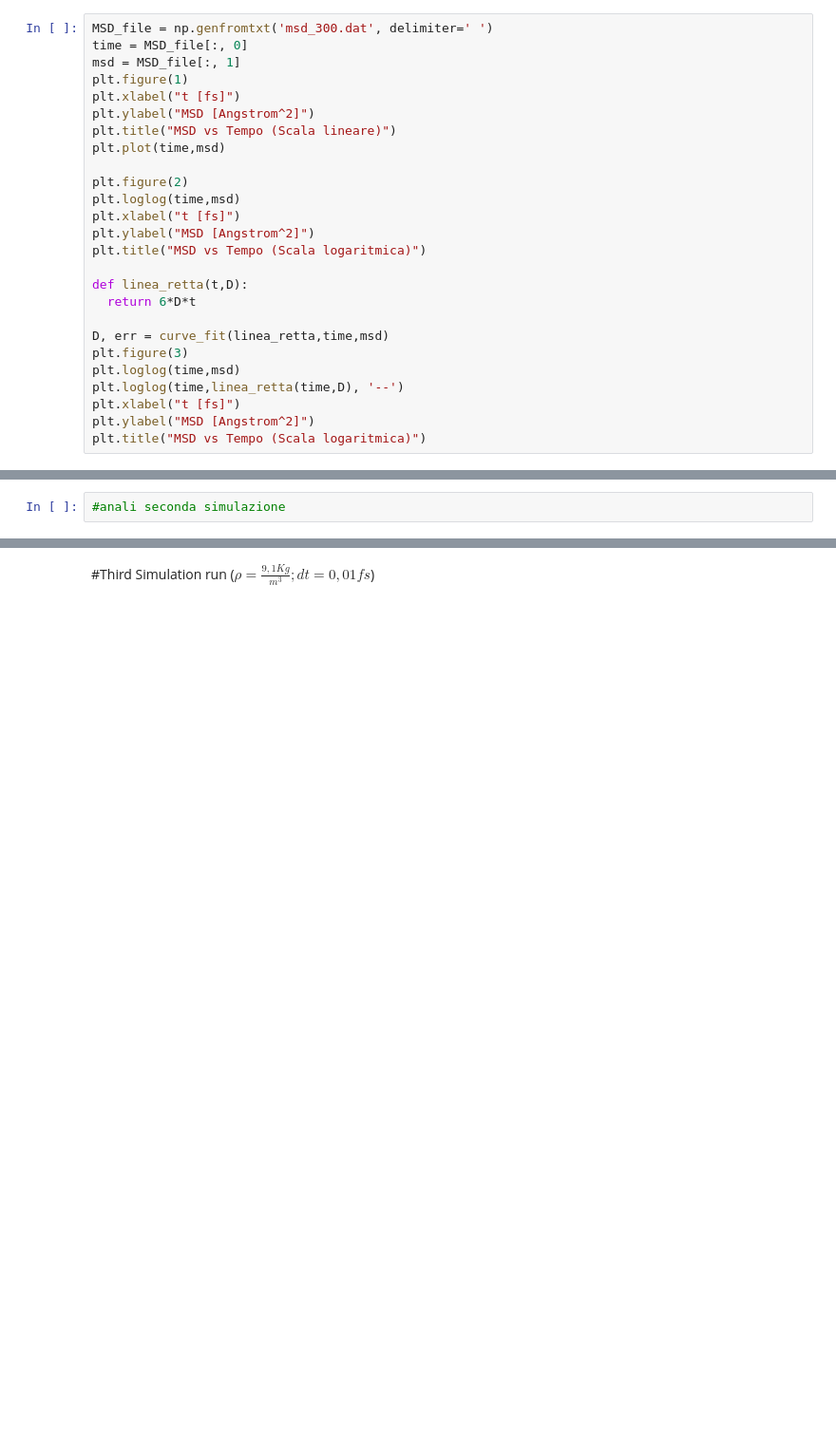
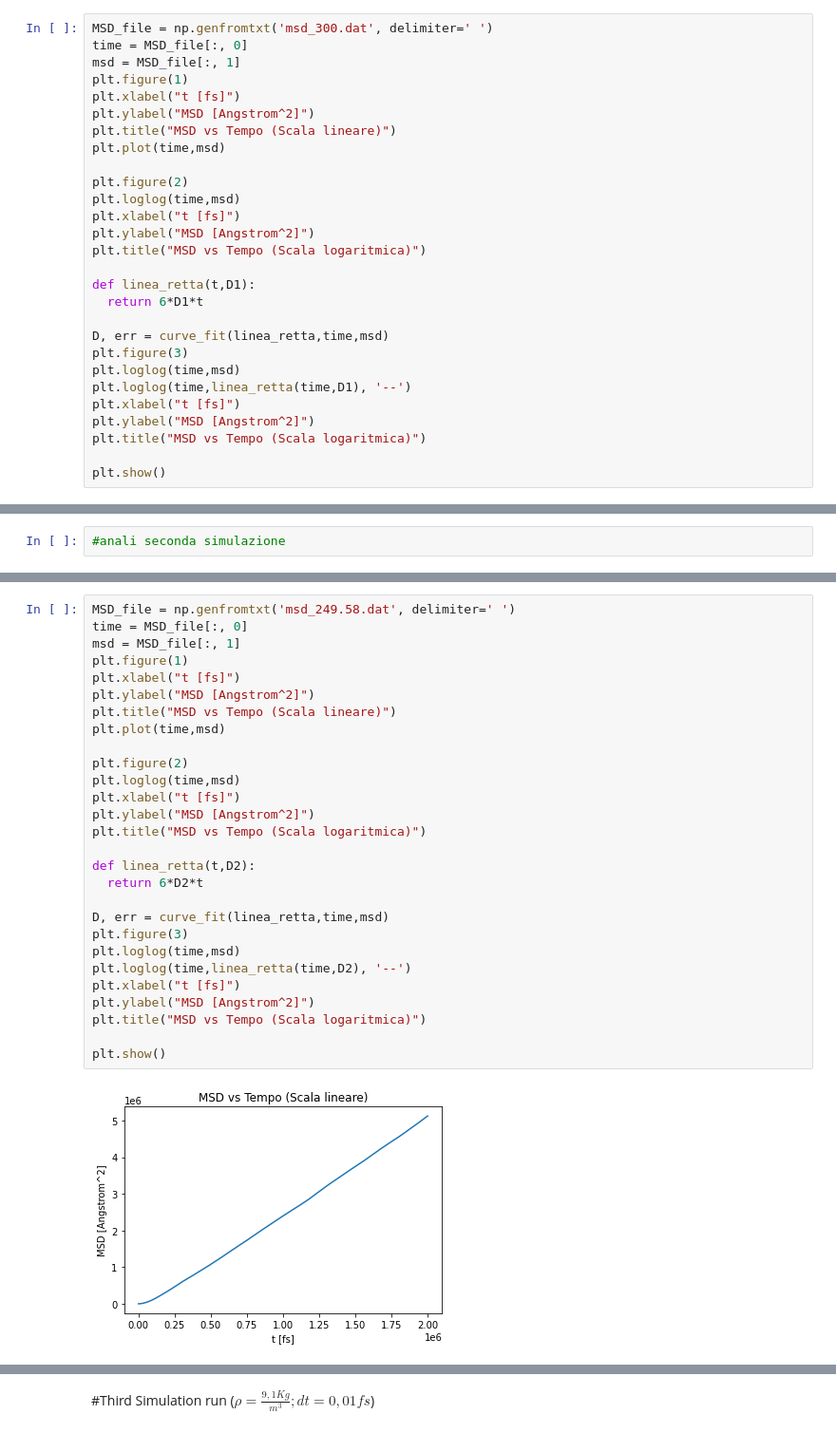
Before and after one commit to pm6022/labnotebooks, a Jupyter notebook: co2.ipynb, the cells around one changed output, grey strips where cells are left out. Shown at 95% size. Drawn from its saved outputs; the diff is of its cells as text; blank space fills up the shorter version.

```diff
--- a/co2.ipynb
+++ b/co2.ipynb
@@ -86,16 +86,18 @@ plt.xlabel("t [fs]")
 plt.ylabel("MSD [Angstrom^2]")
 plt.title("MSD vs Tempo (Scala logaritmica)")
 
-def linea_retta(t,D):
-  return 6*D*t
+def linea_retta(t,D1):
+  return 6*D1*t
 
 D, err = curve_fit(linea_retta,time,msd)
 plt.figure(3)
 plt.loglog(time,msd)
-plt.loglog(time,linea_retta(time,D), '--')
+plt.loglog(time,linea_retta(time,D1), '--')
 plt.xlabel("t [fs]")
 plt.ylabel("MSD [Angstrom^2]")
 plt.title("MSD vs Tempo (Scala logaritmica)")
+
+plt.show()
 # %% [output]
 Text(0.5, 1.0, 'MSD vs Tempo (Scala logaritmica)')
 [figure]
@@ -131,0 +162,30 @@ Total wall time: 0:25:57
+# %%
+MSD_file = np.genfromtxt('msd_249.58.dat', delimiter=' ')
+time = MSD_file[:, 0]
+msd = MSD_file[:, 1]
+plt.figure(1)
+plt.xlabel("t [fs]")
+plt.ylabel("MSD [Angstrom^2]")
+plt.title("MSD vs Tempo (Scala lineare)")
+plt.plot(time,msd)
+
+plt.figure(2)
+plt.loglog(time,msd)
+plt.xlabel("t [fs]")
+plt.ylabel("MSD [Angstrom^2]")
+plt.title("MSD vs Tempo (Scala logaritmica)")
+
+def linea_retta(t,D2):
+  return 6*D2*t
+
+D, err = curve_fit(linea_retta,time,msd)
+plt.figure(3)
+plt.loglog(time,msd)
+plt.loglog(time,linea_retta(time,D2), '--')
+plt.xlabel("t [fs]")
+plt.ylabel("MSD [Angstrom^2]")
+plt.title("MSD vs Tempo (Scala logaritmica)")
+
+plt.show()
+# %% [output]
+[figure, added]
```
Also changed, not shown: parts of 9 cells of this notebook.
